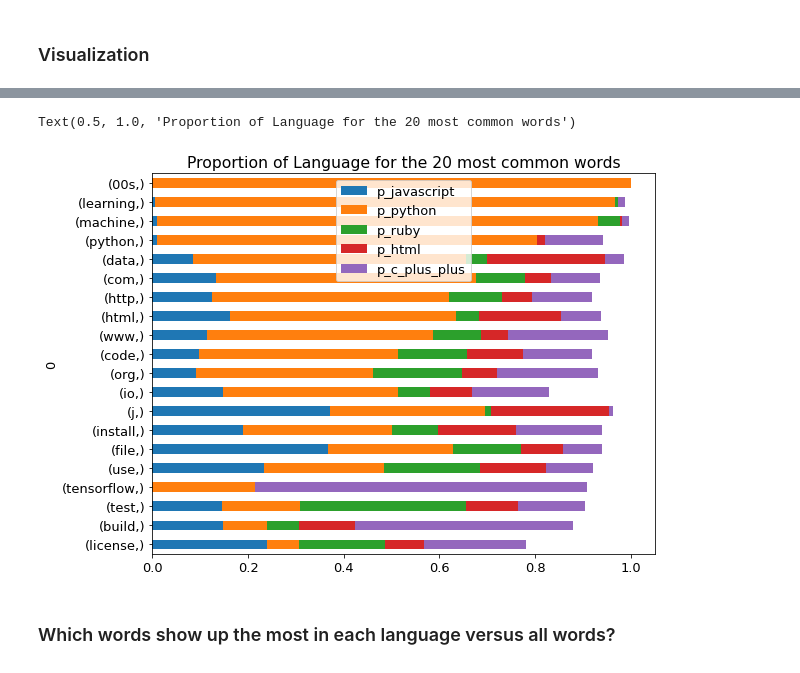
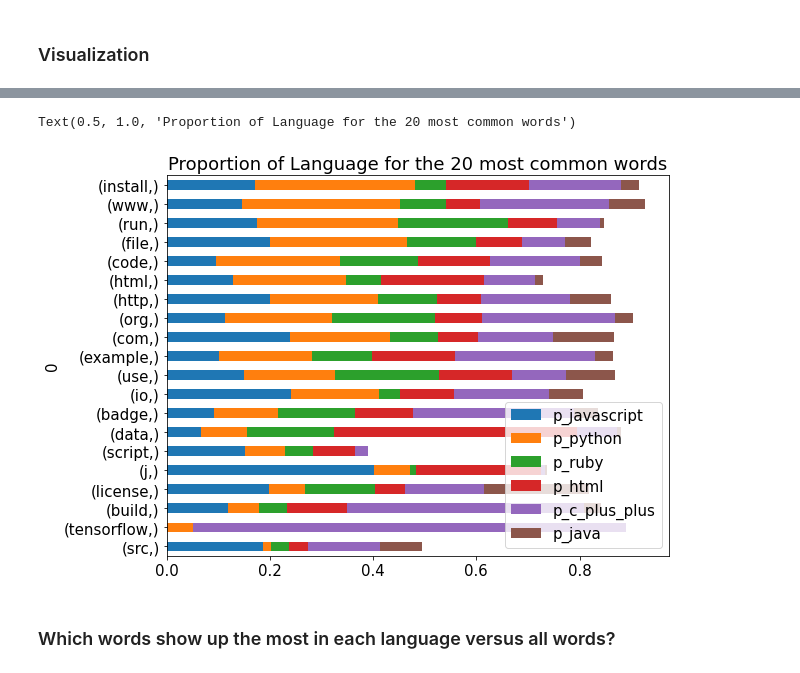
Before and after one commit to NLP-404-Not-Found/nlp-project, a Jupyter notebook: kwames_sketchbook.ipynb, the cells around one changed output, grey strips where cells are left out. Drawn from its saved outputs; the diff is of its cells as text; code cells hidden in the pictures.

```diff
--- a/kwames_sketchbook.ipynb
+++ b/kwames_sketchbook.ipynb
@@ -182,6 +182,7 @@ python_words = ' '.join(train[train.language=='Python'].clean)
 ruby_words = ' '.join(train[train.language=='Ruby'].clean)
 html_words = ' '.join(train[train.language=='HTML'].clean)
 c_plus_plus_words = ' '.join(train[train.language=='C++'].clean)
+java_words = ' '.join(train[train.language=='Java'].clean)
 all_words = ' '.join(train.clean)
 # %% [markdown]
 ## Explore
@@ -200,4 +201,5 @@ python_df = pd.DataFrame(python_words.split())
 ruby_df = pd.DataFrame(ruby_words.split())
 html_df = pd.DataFrame(html_words.split())
 c_plus_plus_df = pd.DataFrame(c_plus_plus_words.split())
+java_df = pd.DataFrame(java_words.split())
 all_words_df = pd.DataFrame(all_words.split())
@@ -223,7 +225,8 @@ python_freq = python_df.value_counts()
 ruby_freq = ruby_df.value_counts()
 html_freq = html_df.value_counts()
 c_plus_plus_freq = c_plus_plus_df.value_counts()
+java_freq = java_df.value_counts()
 all_freq = all_words_df.value_counts()
 
-javascript_freq.head()
+java_freq.head()
 # %% [output]
@@ -235,7 +238,7 @@ j        89
 dtype: int64
 # %%
-word_counts = (pd.concat([all_freq, javascript_freq, python_freq, ruby_freq, html_freq, c_plus_plus_freq], axis=1, sort=True)
-                .set_axis(['all', 'javascript', 'python', 'ruby', 'html', 'c_plus_plus'], axis=1, inplace=False)
+word_counts = (pd.concat([all_freq, javascript_freq, python_freq, ruby_freq, html_freq, c_plus_plus_freq, java_freq], axis=1, sort=True)
+                .set_axis(['all', 'javascript', 'python', 'ruby', 'html', 'c_plus_plus', 'java'], axis=1, inplace=False)
                 .fillna(0)
                 .apply(lambda s: s.astype(int)))
 
@@ -313,21 +316,22 @@ Text(0.5, 1.0, 'Proportion of Javascript vs Python for the 30 most common words'
 # %%
 # figure out the percentage of language
 (word_counts
  .assign(p_javascript=word_counts.javascript / word_counts['all'],
          p_python=word_counts.python / word_counts['all'],
          p_ruby=word_counts.ruby / word_counts['all'],
          p_html=word_counts.html / word_counts['all'],
-         p_c_plus_plus=word_counts.c_plus_plus / word_counts['all'])
+         p_c_plus_plus=word_counts.c_plus_plus / word_counts['all'],
+         p_java=word_counts.java / word_counts['all'])
  .sort_values(by='all')
- [['p_javascript', 'p_python', 'p_ruby', 'p_html', 'p_c_plus_plus']]
+ [['p_javascript', 'p_python', 'p_ruby', 'p_html', 'p_c_plus_plus', 'p_java']]
  .tail(20)
  .sort_values('p_python')
  .plot.barh(stacked=True))
 
 plt.title('Proportion of Language for the 20 most common words')
 # %% [output]
 Text(0.5, 1.0, 'Proportion of Language for the 20 most common words')
-[figure, old version]
+[figure, new version]
 # %% [markdown]
 ### Which words show up the most in each language versus all words?
 # %%
```
Also changed, not shown: parts of 20 cells of this notebook, 1 other file.
